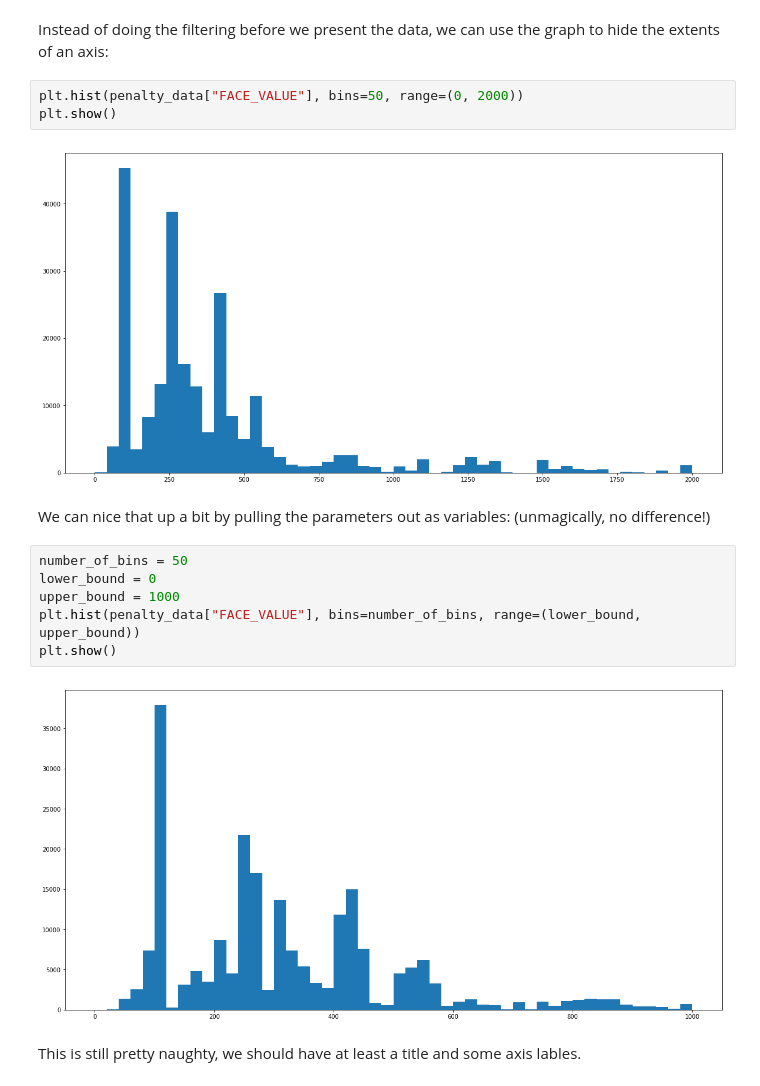
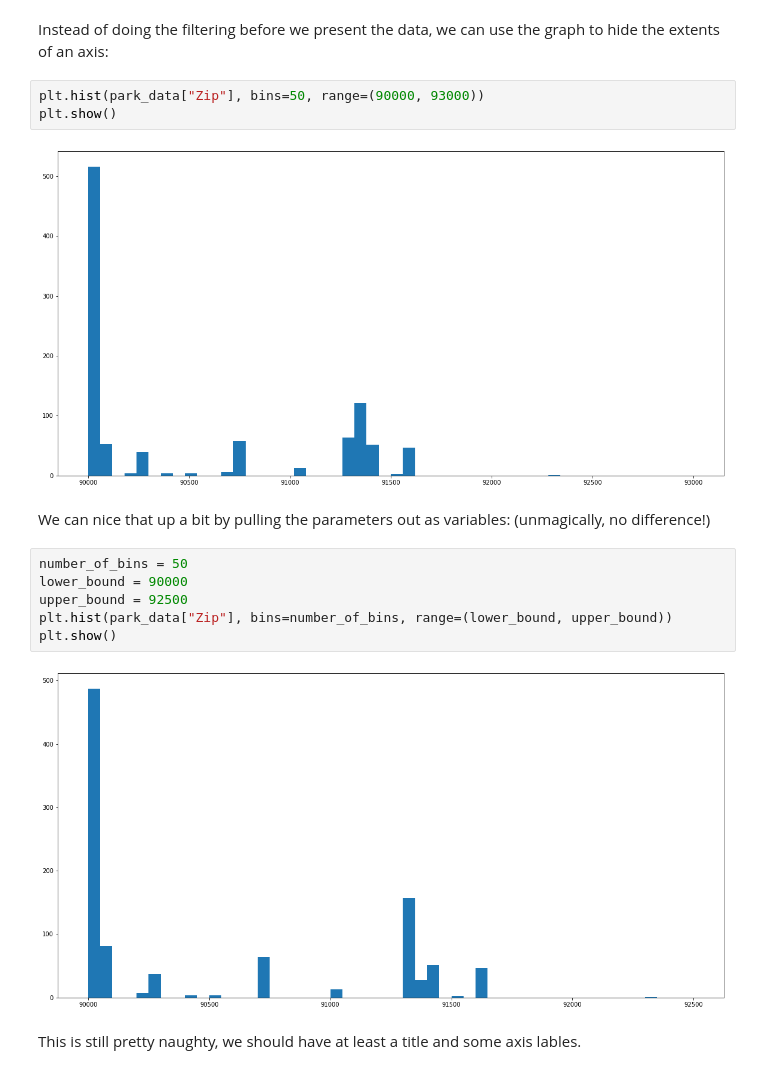
Before and after one commit to kchaoui/Data-Project, a Jupyter notebook: basic_pandas.ipynb, the cells around one changed output. Cells and saved outputs as stored; diff of their text form.

```diff
--- a/basic_pandas.ipynb
+++ b/basic_pandas.ipynb
@@ -361,21 +356,21 @@ plt.show()
 # %% [markdown]
 Instead of doing the filtering before we present the data, we can use the graph to hide the extents of an axis:
 # %%
-plt.hist(penalty_data["FACE_VALUE"], bins=50, range=(0, 2000))
+plt.hist(park_data["Zip"], bins=50, range=(90000, 93000))
 plt.show()
 # %% [output]
-[figure, old version]
+[figure, new version]
 # %% [markdown]
 We can nice that up a bit by pulling the parameters out as variables:
 (unmagically, no difference!)
 # %%
 number_of_bins = 50
-lower_bound = 0
-upper_bound = 1000
-plt.hist(penalty_data["FACE_VALUE"], bins=number_of_bins, range=(lower_bound, upper_bound))
+lower_bound = 90000
+upper_bound = 92500
+plt.hist(park_data["Zip"], bins=number_of_bins, range=(lower_bound, upper_bound))
 plt.show()
 # %% [output]
-[figure, old version]
+[figure, new version]
 # %% [markdown]
 This is still pretty naughty, we should have at least a title and some axis lables.
 # %% [markdown]
```
Also changed, not shown: parts of 28 cells of this notebook, 2 other files.
